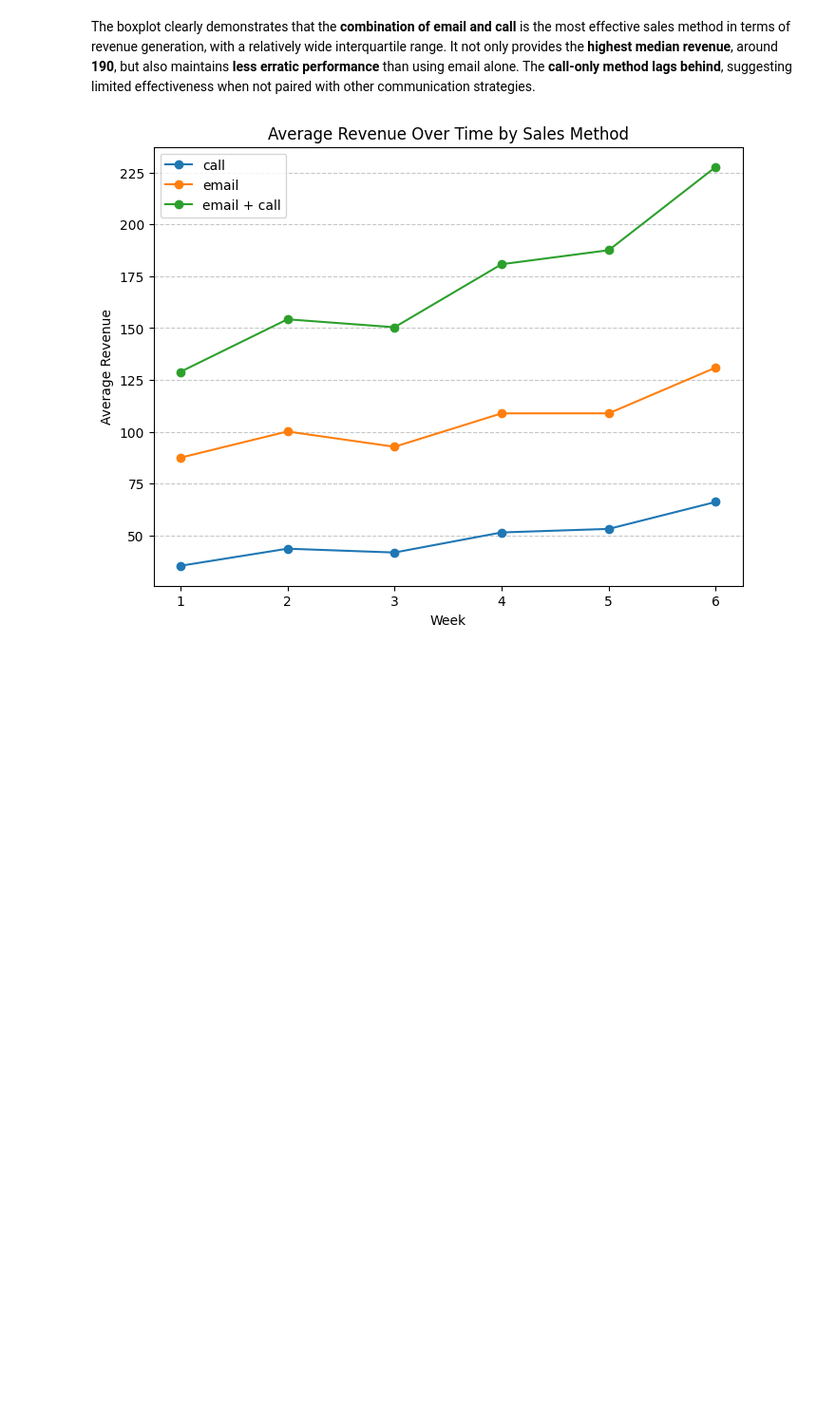
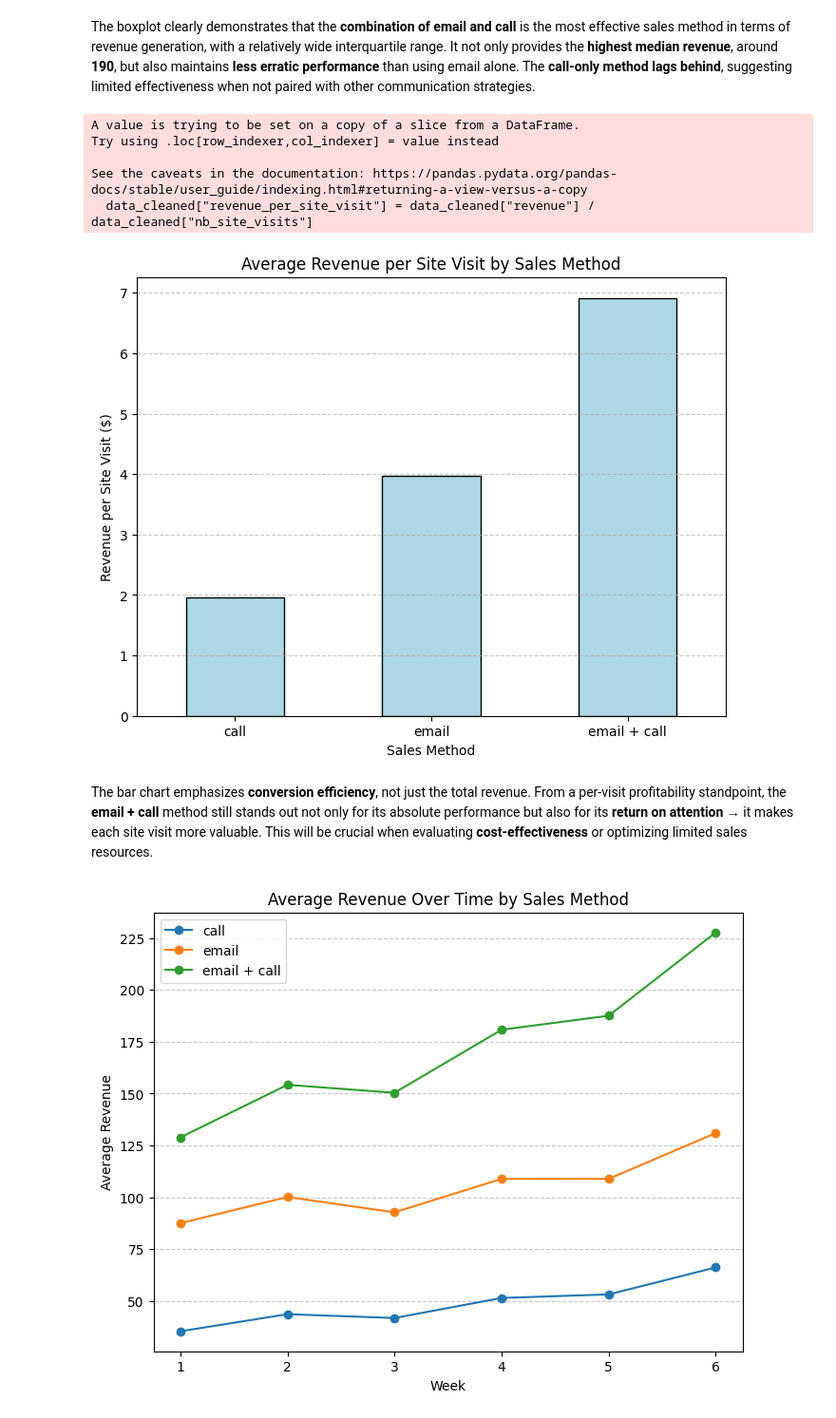
Before and after one commit to ethanaire/Datacamp-Dataquest-Data-Analysis-Projects, a Jupyter notebook: Data Analyst Practical Exam.ipynb, the cells around one changed output. Shown: that part at 95% size. Saved outputs shown, nothing was run; the diff lists cells and outputs as text; code cells hidden in the pictures; blank space fills up the shorter version.

```diff
--- a/Data Analyst Practical Exam.ipynb
+++ b/Data Analyst Practical Exam.ipynb
@@ -113,4 +114,29 @@ plt.show()
 [figure]
 # %% [markdown]
 The boxplot clearly demonstrates that the **combination of email and call** is the most effective sales method in terms of revenue generation, with a relatively wide interquartile range. It not only provides the **highest median revenue**, around **190**, but also maintains **less erratic performance** than using email alone. The **call-only method lags behind**, suggesting limited effectiveness when not paired with other communication strategies.
+# %%
+# Visualization 4: Bar Chart of Revenue per Site Visit by Sales Method
+# Compute revenue per site visit (already calculated in previous script, but repeated for clarity)
+data_cleaned["revenue_per_site_visit"] = data_cleaned["revenue"] / data_cleaned["nb_site_visits"]
+revenue_per_site_visit = data_cleaned.groupby("sales_method")["revenue_per_site_visit"].mean()
+
+# Visualization 4: Bar Chart of Revenue per Site Visit by Sales Method
+plt.figure(figsize=(8, 6))
+revenue_per_site_visit.plot(kind="bar", color="lightblue", edgecolor="black")
+plt.title("Average Revenue per Site Visit by Sales Method")
+plt.xlabel("Sales Method")
+plt.ylabel("Revenue per Site Visit ($)")
+plt.xticks(rotation=0)
+plt.grid(axis="y", linestyle="--", alpha=0.7)
+plt.savefig("Assets/DA/revenue_per_site_visit_bar.png")
+plt.show()
+# %% [output]
+A value is trying to be set on a copy of a slice from a DataFrame.
+Try using .loc[row_indexer,col_indexer] = value instead
+
+See the caveats in the documentation: https://pandas.pydata.org/pandas-docs/stable/user_guide/indexing.html#returning-a-view-versus-a-copy
+  data_cleaned["revenue_per_site_visit"] = data_cleaned["revenue"] / data_cleaned["nb_site_visits"]
+[figure, new version]
+# %% [markdown]
+The bar chart emphasizes **conversion efficiency**, not just the total revenue. From a per-visit profitability standpoint, the **email + call** method still stands out not only for its absolute performance but also for its **return on attention** → it makes each site visit more valuable. This will be crucial when evaluating **cost-effectiveness** or optimizing limited sales resources.
 # %%
```
Also changed, not shown: parts of 9 cells of this notebook.
